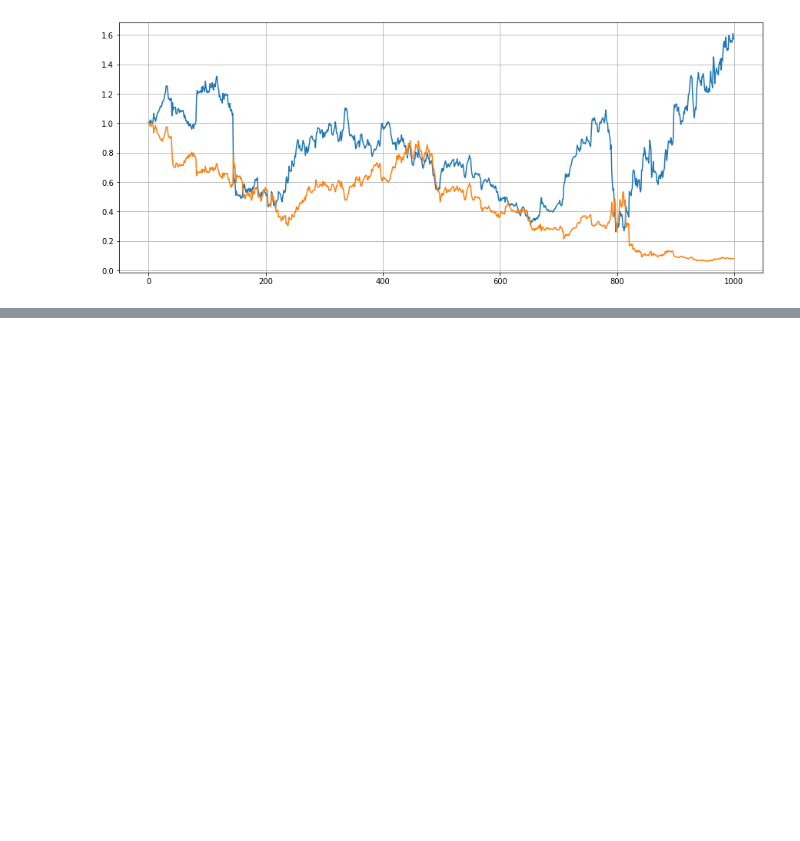
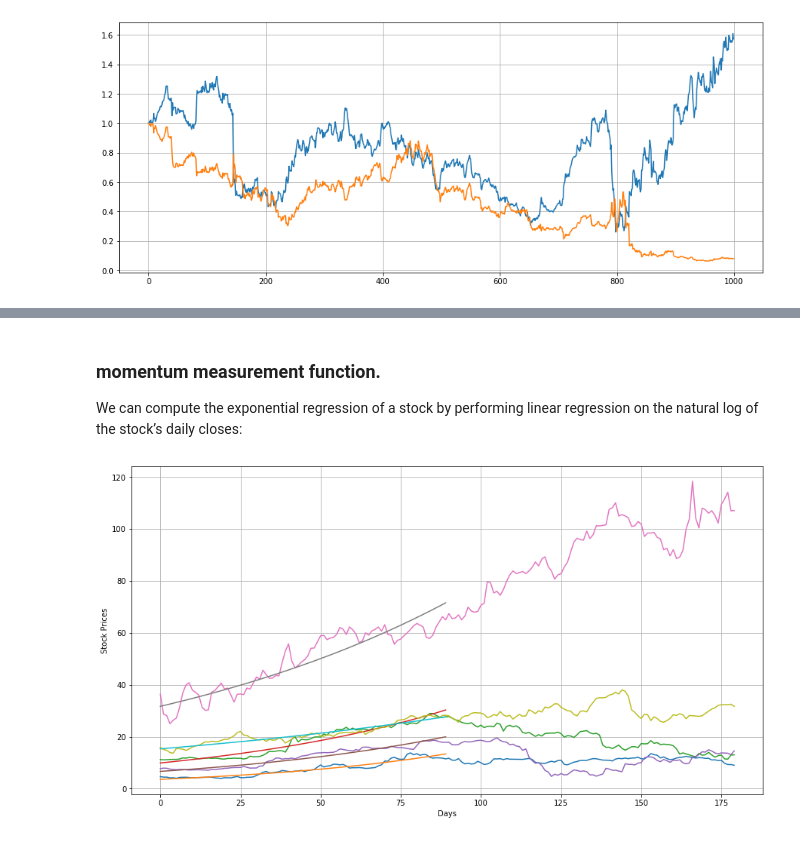
Before and after one commit to saritmaitra/Momentum_Trading, a Jupyter notebook: SupportResistance_Experimental.ipynb, the cells around one changed output, grey strips where cells are left out. Cells and saved outputs as stored; diff of their text form; code cells hidden in the pictures; blank space fills up the shorter version.

```diff
--- a/SupportResistance_Experimental.ipynb
+++ b/SupportResistance_Experimental.ipynb
@@ -186,0 +171,4 @@ all_data
+# %%
+# Isolate the `Adj Close` values and transform the DataFrame
+stocks = all_data[['Adj Close']].reset_index().pivot('Date', 'Ticker', 'Adj Close')
+stocks
@@ -186,0 +190,34 @@ all_data
+# %% [markdown]
+### momentum measurement function.
+
+We can compute the exponential regression of a stock by performing linear regression on the natural log of the stock’s daily closes:
+# %%
+from scipy.stats import linregress
+
+def momentum(closes):
+    returns = np.log(closes)
+    x = np.arange(len(returns))
+    slope, _, rvalue, _, _ = linregress(x, returns)
+    return ((1 + slope) ** 252) * (rvalue ** 2)  # annualize slope and multiply by R^2
+
+# apply a rolling 90 day momentum calculation to all of the stocks in our universe:
+momentums = stocks.copy(deep=True)
+for Ticker in tickers:
+    momentums[Ticker] = stocks[Ticker].rolling(90).apply(momentum, raw=False)
+
+# Let’s look at the 5 stocks with the best momentum values and plot them along with their regression curve.
+plt.figure(figsize=(15, 8))
+plt.xlabel('Days')
+plt.ylabel('Stock Prices')
+
+bests = momentums.max().sort_values(ascending=False).index[:5]
+for best in bests:
+    end = momentums[best].index.get_loc(momentums[best].idxmax())
+    rets = np.log(stocks[best].iloc[end - 90 : end])
+    x = np.arange(len(rets))
+    slope, intercept, r_value, p_value, std_err = linregress(x, rets)
+    plt.plot(np.arange(180), stocks[best][end-90:end+90])
+    plt.plot(x, np.e ** (intercept + slope*x))
+    plt.grid(True)
+# %% [output]
+[figure, added]
```
Also changed, not shown: parts of 14 cells of this notebook.
